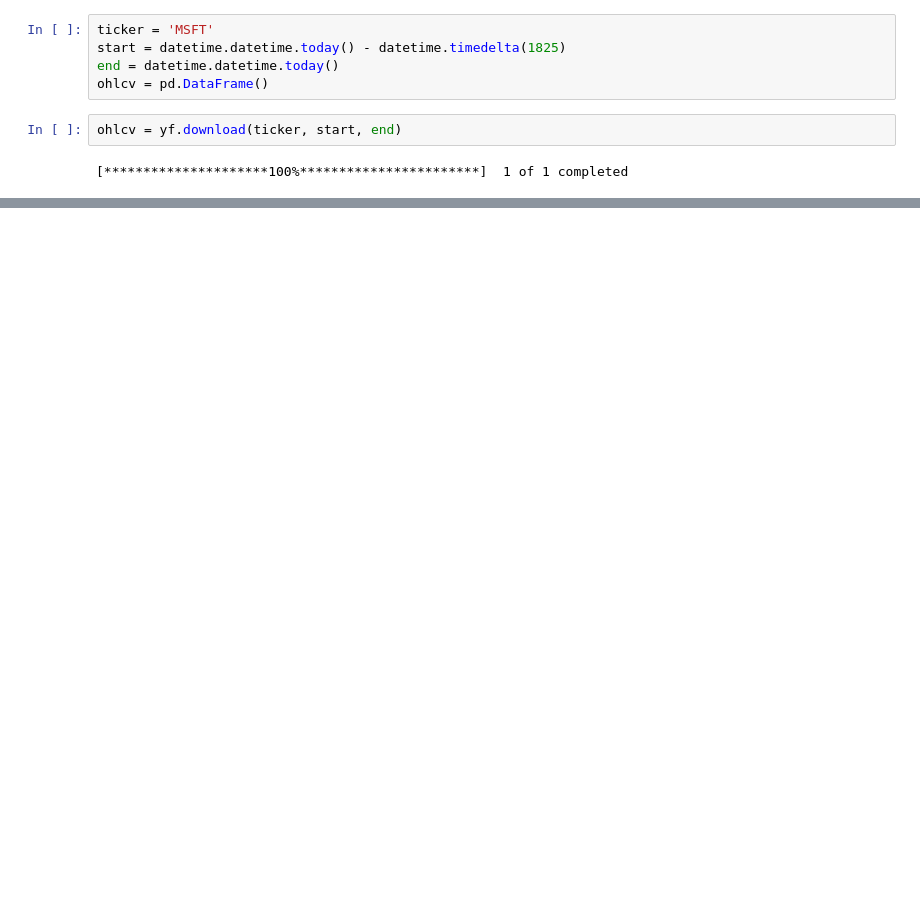
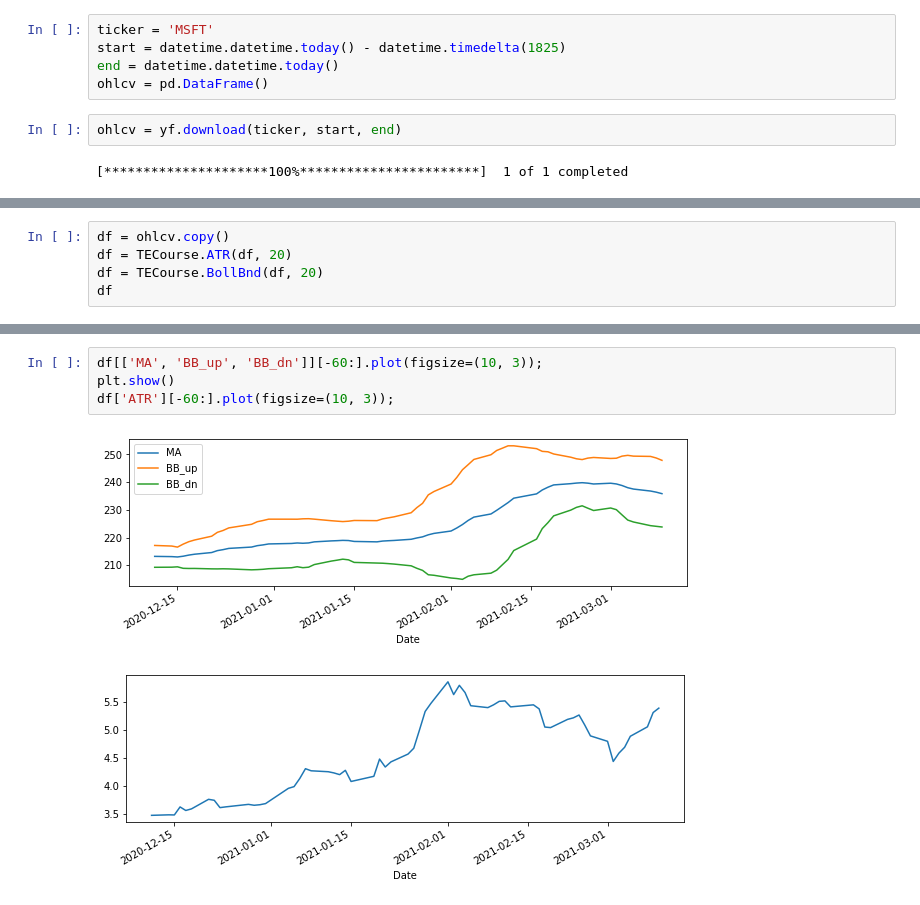
Before and after one commit to Strider221B/AlgorithmicTradingCourse, a Jupyter notebook: 3_TechnicalIndicators/Bollinger_ATR.ipynb, the cells around one changed output, grey strips where cells are left out. Saved outputs shown, nothing was run; the diff lists cells and outputs as text; blank space fills up the shorter version.

```diff
--- a/3_TechnicalIndicators/Bollinger_ATR.ipynb
+++ b/3_TechnicalIndicators/Bollinger_ATR.ipynb
@@ -74,0 +76,5 @@ df['ATR'][-60:].plot(figsize=(10, 3));
+# %%
+df = ohlcv.copy()
+df = TECourse.ATR(df, 20)
+df = TECourse.BollBnd(df, 20)
+df
@@ -74,0 +96,7 @@ df['ATR'][-60:].plot(figsize=(10, 3));
+# %%
+df[['MA', 'BB_up', 'BB_dn']][-60:].plot(figsize=(10, 3));
+plt.show()
+df['ATR'][-60:].plot(figsize=(10, 3));
+# %% [output]
+[figure, added]
+[figure, added]
```
Also changed, not shown: parts of 5 cells of this notebook, 2 other files.
